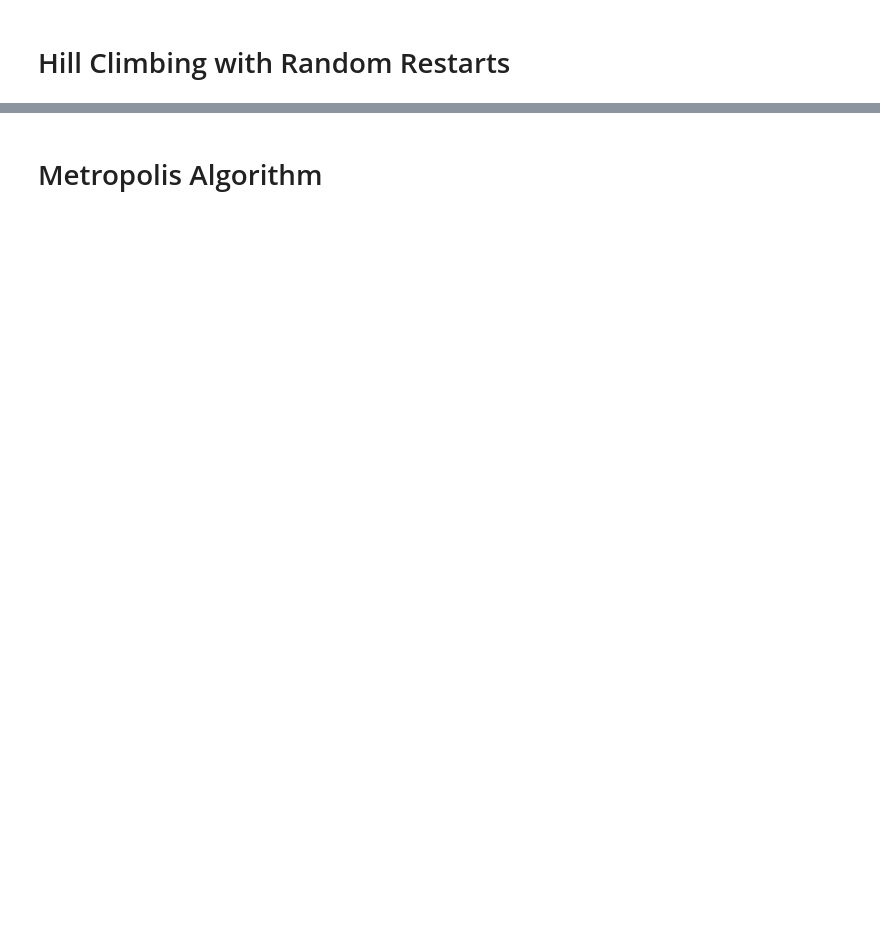
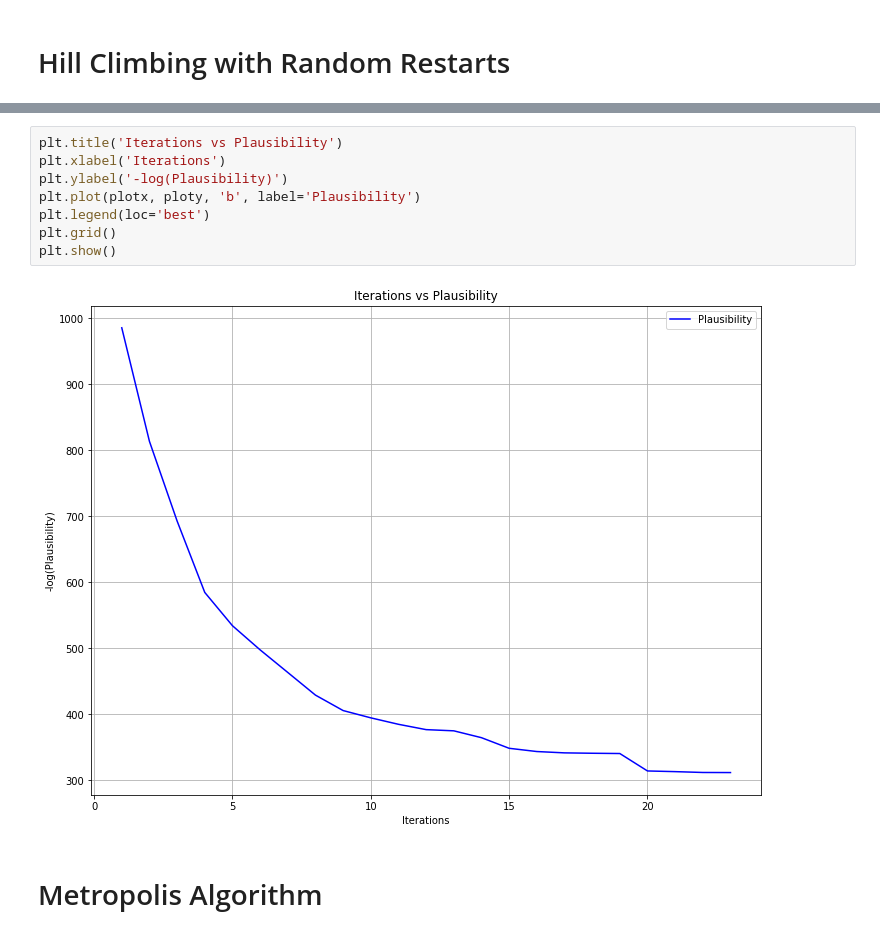
Before and after one commit to sharath/MCMC-decipher, a Jupyter notebook: demo.ipynb, the cells around one changed output, grey strips where cells are left out. Saved outputs shown, nothing was run; the diff lists cells and outputs as text; blank space fills up the shorter version.

```diff
--- a/demo.ipynb
+++ b/demo.ipynb
@@ -102,3 +119,13 @@ print('%d %s' % (iteration, scrambler.unscramble_with_cipher(x, s)))
+# %%
+plt.title('Iterations vs Plausibility')
+plt.xlabel('Iterations')
+plt.ylabel('-log(Plausibility)')
+plt.plot(plotx, ploty, 'b', label='Plausibility')
+plt.legend(loc='best')
+plt.grid()
+plt.show()
+# %% [output]
+[figure, added]
 # %% [markdown]
 # Metropolis Algorithm
 # %%
```
Also changed, not shown: parts of 15 cells of this notebook.
